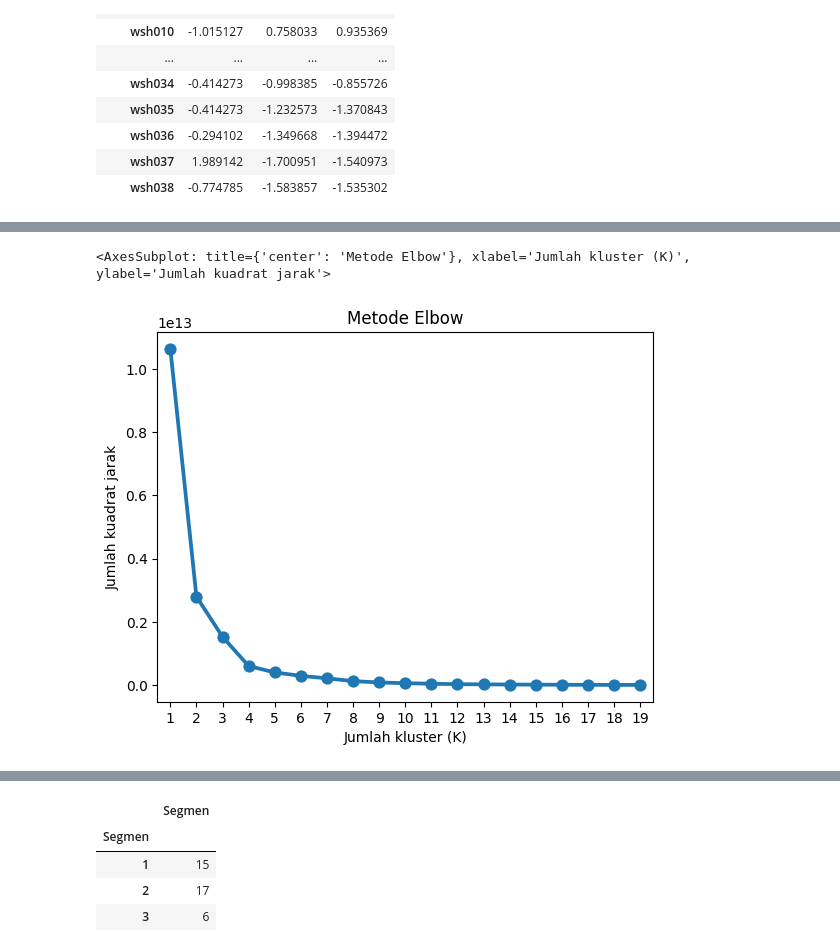
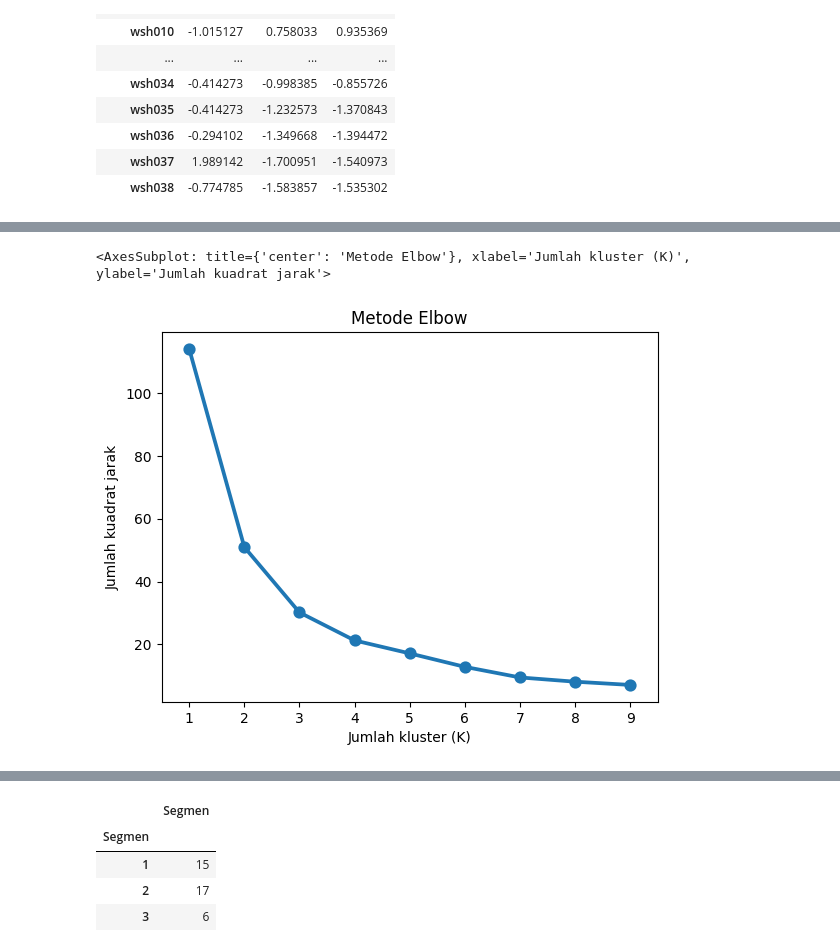
Before and after one commit to handriszaar11/tugasakhir, a Jupyter notebook: segmentation.ipynb, the cells around one changed output, grey strips where cells are left out. Drawn from its saved outputs; the diff is of its cells as text; code cells hidden in the pictures.

```diff
--- a/segmentation.ipynb
+++ b/segmentation.ipynb
@@ -324,7 +324,7 @@ from sklearn.cluster import KMeans
 from sklearn.metrics import silhouette_score
 
 silhouette_scores = []
-number_of_cluster = range(2,21)
+number_of_cluster = range(2,11)
 
 for i in number_of_cluster:
   kmeans = KMeans(n_clusters = i)
@@ -353,17 +353,17 @@ Text(0, 0.5, 'Silhoutte Score')
 # %%
 from sklearn.cluster import KMeans
 sse = {}
 
-for k in range(1, 20):
-    kmeans = KMeans(n_clusters=k, random_state=0, n_init=10)
-    kmeans.fit(df_RFM)
+for k in range(1, 10):
+    kmeans = KMeans(n_clusters=k, random_state=10, n_init=10)
+    kmeans.fit(df_RFM_normalized)
     sse[k] = kmeans.inertia_
 
 fig, ax = plt.subplots()
 ax.set_title('Metode Elbow')
 ax.set_xlabel('Jumlah kluster (K)')
 ax.set_ylabel('Jumlah kuadrat jarak')
 sns.pointplot(x=list(sse.keys()), y=list(sse.values()), ax=ax)
 # %% [output]
 <AxesSubplot: title={'center': 'Metode Elbow'}, xlabel='Jumlah kluster (K)', ylabel='Jumlah kuadrat jarak'>
-[figure, old version]
+[figure, new version]
```
Also changed, not shown: parts of 4 cells of this notebook, 6 other files.
